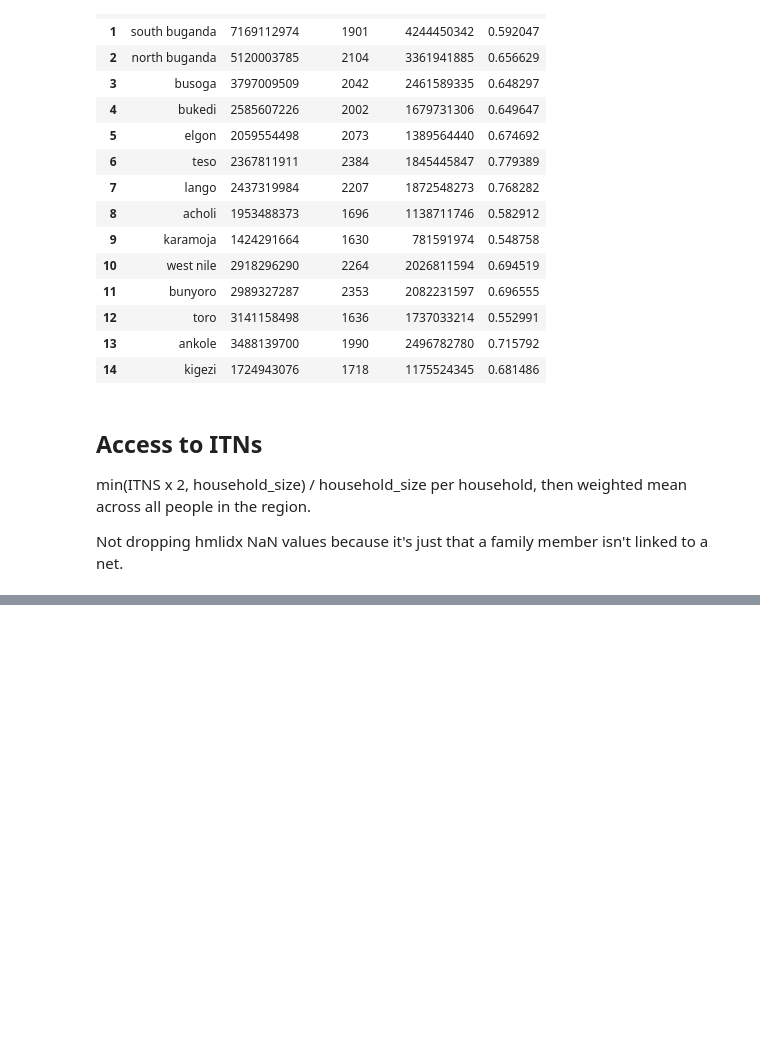
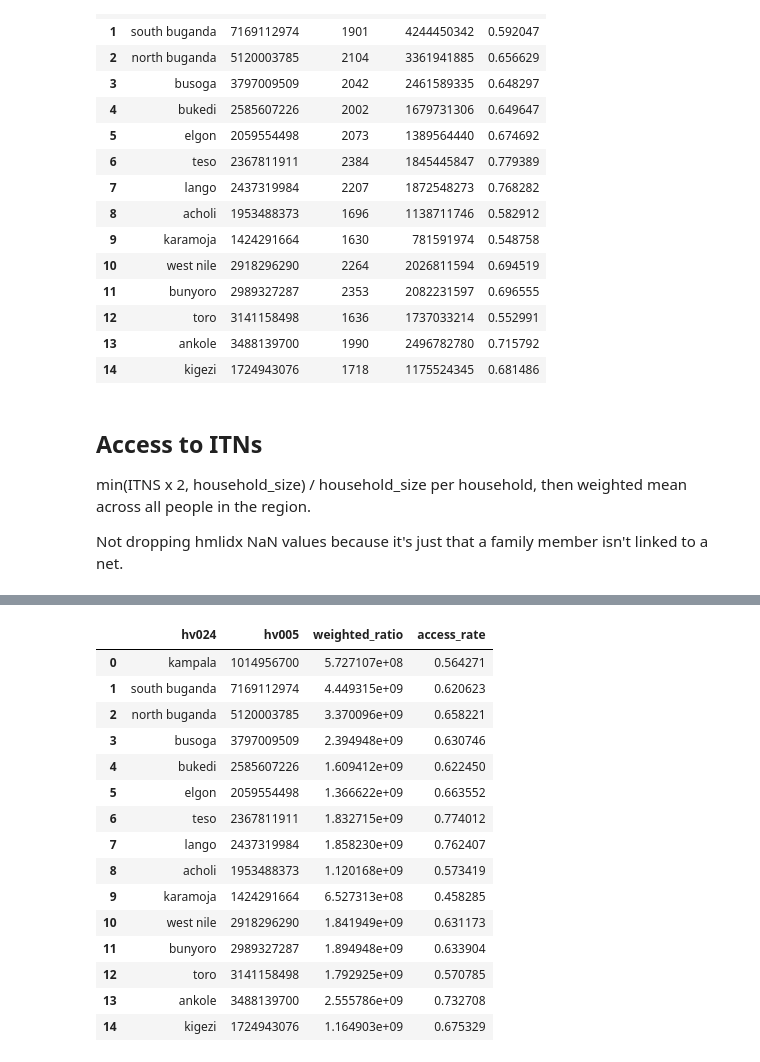
Before and after one commit to betsynaymon/mis-uganda-202425, a Jupyter notebook: python/01_data_cleaning.ipynb, the cells around one changed output, grey strips where cells are left out. Saved outputs shown, nothing was run; the diff lists cells and outputs as text; code cells hidden in the pictures; blank space fills up the shorter version.

```diff
--- a/python/01_data_cleaning.ipynb
+++ b/python/01_data_cleaning.ipynb
@@ -175,0 +197,31 @@ hmr_df
+# %%
+# calculate access
+hmr_df['weighted_ratio'] = hmr_df.hv005 * hmr_df.access_ratio
+
+# Group by region
+region_df_access = hmr_df[['hv024', 'hv005', 'weighted_ratio']].groupby('hv024').sum().reset_index()
+
+# Drop refugee settlements
+region_df_access = region_df_access[region_df_access['hv005'] != 0]
+
+# Divide
+region_df_access['access_rate'] = region_df_access['weighted_ratio']/region_df_access['hv005']
+
+region_df_access
+# %% [output]
+|  | hv024 | hv005 | weighted_ratio | access_rate |
+| 0 | kampala | 1014956700 | 5.727107e+08 | 0.564271 |
+| 1 | south buganda | 7169112974 | 4.449315e+09 | 0.620623 |
+| 2 | north buganda | 5120003785 | 3.370096e+09 | 0.658221 |
+| 3 | busoga | 3797009509 | 2.394948e+09 | 0.630746 |
+| 4 | bukedi | 2585607226 | 1.609412e+09 | 0.622450 |
+| 5 | elgon | 2059554498 | 1.366622e+09 | 0.663552 |
+| 6 | teso | 2367811911 | 1.832715e+09 | 0.774012 |
+| 7 | lango | 2437319984 | 1.858230e+09 | 0.762407 |
+| 8 | acholi | 1953488373 | 1.120168e+09 | 0.573419 |
+| 9 | karamoja | 1424291664 | 6.527313e+08 | 0.458285 |
+| 10 | west nile | 2918296290 | 1.841949e+09 | 0.631173 |
+| 11 | bunyoro | 2989327287 | 1.894948e+09 | 0.633904 |
+| 12 | toro | 3141158498 | 1.792925e+09 | 0.570785 |
+| 13 | ankole | 3488139700 | 2.555786e+09 | 0.732708 |
+| 14 | kigezi | 1724943076 | 1.164903e+09 | 0.675329 |
```
Also changed, not shown: parts of 13 cells of this notebook, 1 other file.
